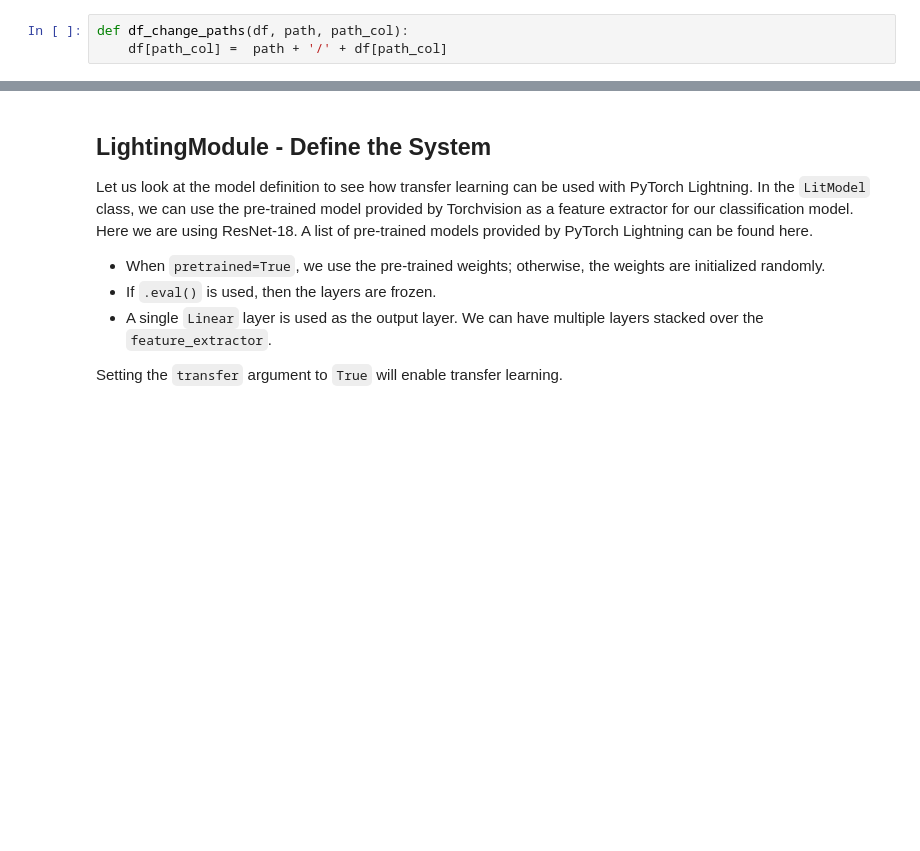
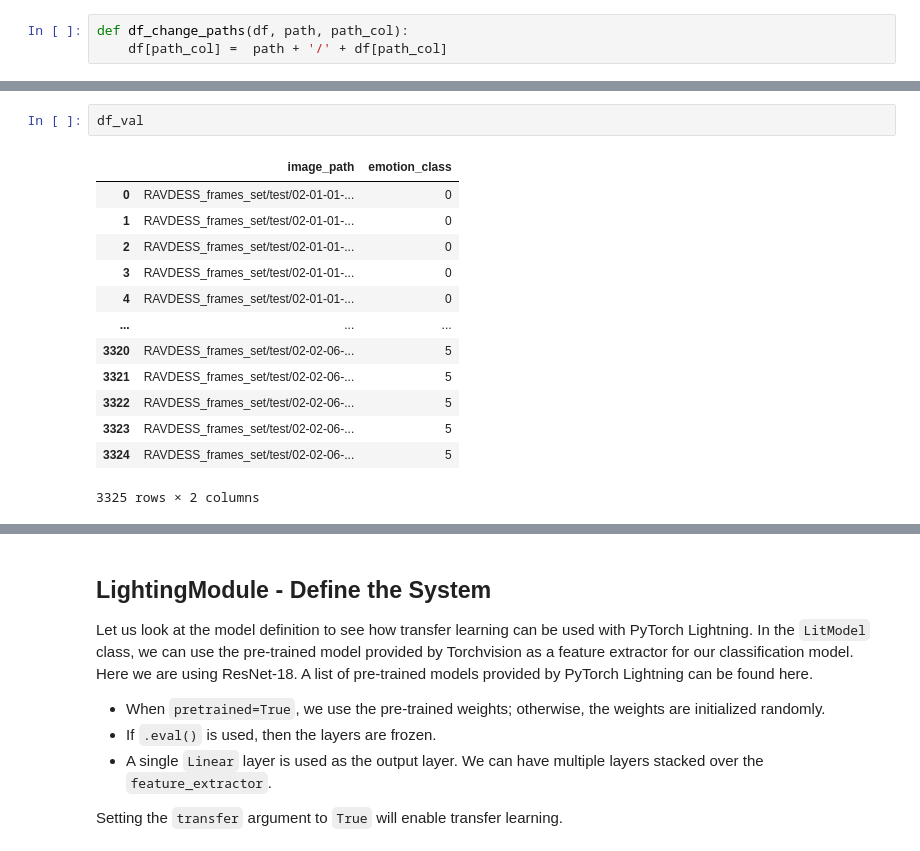
Before and after one commit to medphisiker/emotion_rec, a Jupyter notebook: face_emotion_classifier.ipynb, the cells around one changed output, grey strips where cells are left out. Saved outputs shown, nothing was run; the diff lists cells and outputs as text; blank space fills up the shorter version.

```diff
--- a/face_emotion_classifier.ipynb
+++ b/face_emotion_classifier.ipynb
@@ -266,2 +235,18 @@ test
+# %%
+df_val
+# %% [output]
+|  | image_path | emotion_class |
+| 0 | RAVDESS_frames_set/test/02-01-01-... | 0 |
+| 1 | RAVDESS_frames_set/test/02-01-01-... | 0 |
+| 2 | RAVDESS_frames_set/test/02-01-01-... | 0 |
+| 3 | RAVDESS_frames_set/test/02-01-01-... | 0 |
+| 4 | RAVDESS_frames_set/test/02-01-01-... | 0 |
+| ... | ... | ... |
+| 3320 | RAVDESS_frames_set/test/02-02-06-... | 5 |
+| 3321 | RAVDESS_frames_set/test/02-02-06-... | 5 |
+| 3322 | RAVDESS_frames_set/test/02-02-06-... | 5 |
+| 3323 | RAVDESS_frames_set/test/02-02-06-... | 5 |
+| 3324 | RAVDESS_frames_set/test/02-02-06-... | 5 |
+3325 rows × 2 columns
 # %%
 # число различных эмоций в датасете
```
Also changed, not shown: parts of 50 cells of this notebook.
